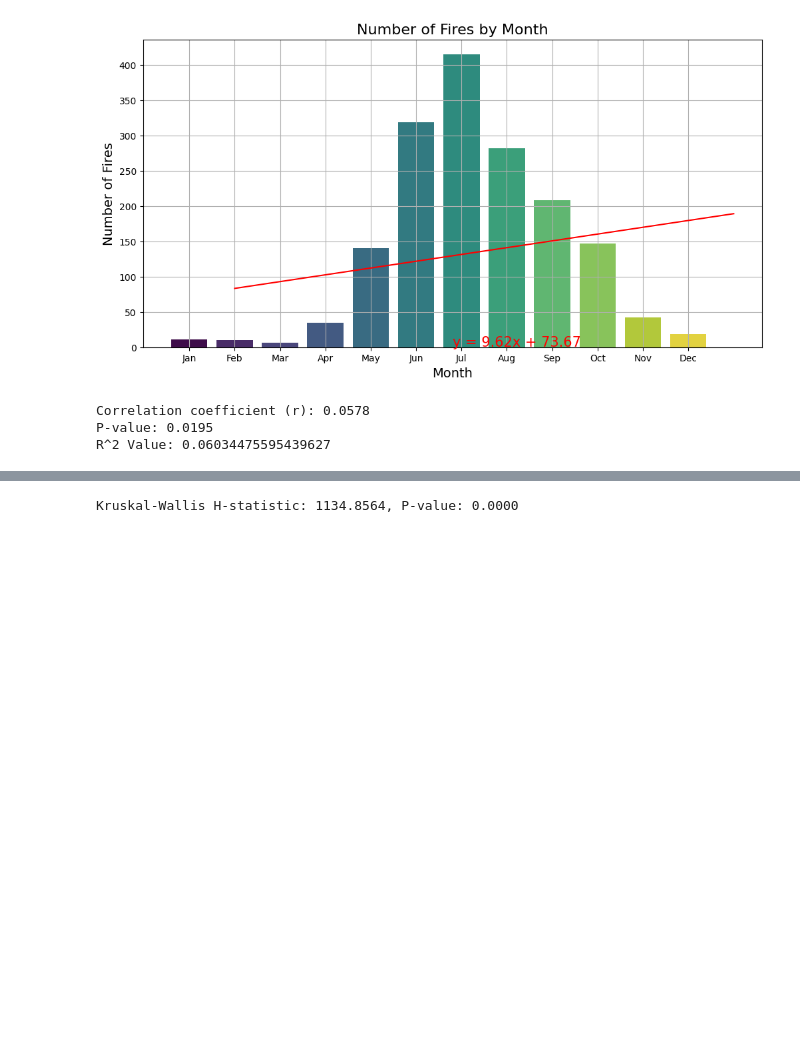
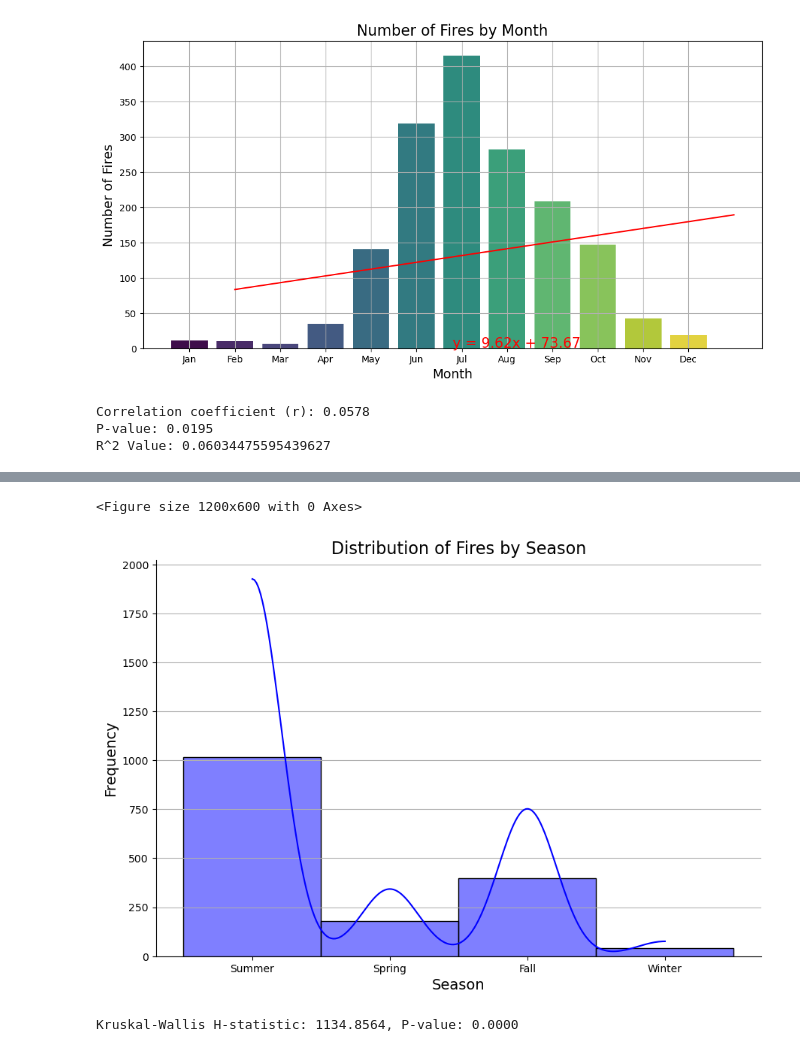
Before and after one commit to estortega/project_1, a Jupyter notebook: renz_file.ipynb, the cells around one changed output, grey strips where cells are left out. Cells and saved outputs as stored; diff of their text form; code cells hidden in the pictures; blank space fills up the shorter version.

Commit message:
Added displot for seasons

```diff
--- a/renz_file.ipynb
+++ b/renz_file.ipynb
@@ -137,3 +137,22 @@ plt.show()
+# %%
+
+# Set up the plot
+plt.figure(figsize=(12, 6))
+
+# Plot the distribution by season using displot
+sns.displot(data=calfire, x='Season', kde=True, bins=4, color='blue', height=6, aspect=1.5)
+
+# Customize the plot
+plt.title("Distribution of Fires by Season", fontsize=16)
+plt.xlabel("Season", fontsize=14)
+plt.ylabel("Frequency", fontsize=14)
+plt.grid(True, axis='y')
+
+# Show the plot
+plt.show()
+# %% [output]
+<Figure size 1200x600 with 0 Axes>
+[figure, added]
 # %%
 # Group data by season and count the number of fires
 winter = calfire[calfire['Season'] == 'Winter']['MonthStarted']
```
Also changed, not shown: parts of 1 cell of this notebook.
